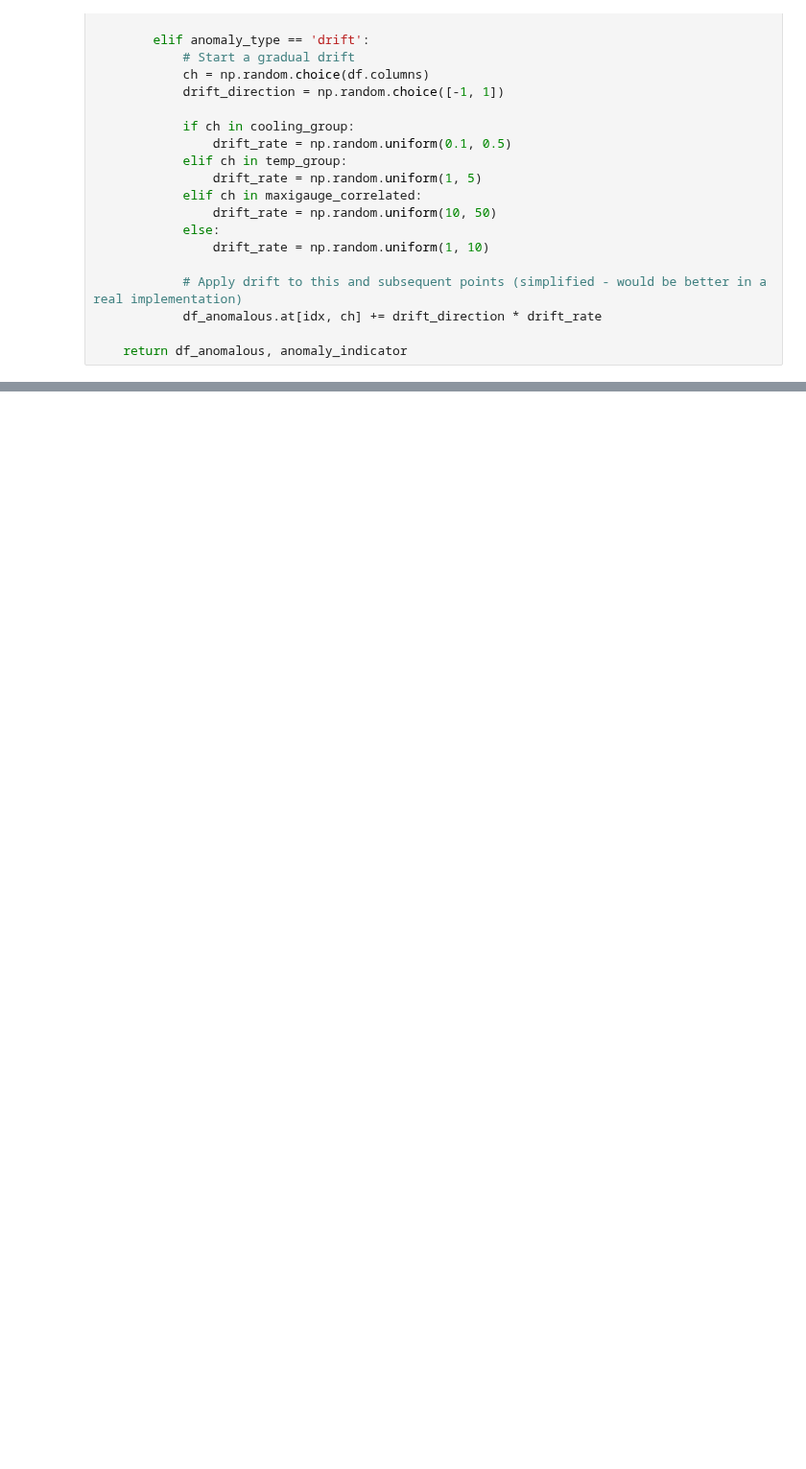
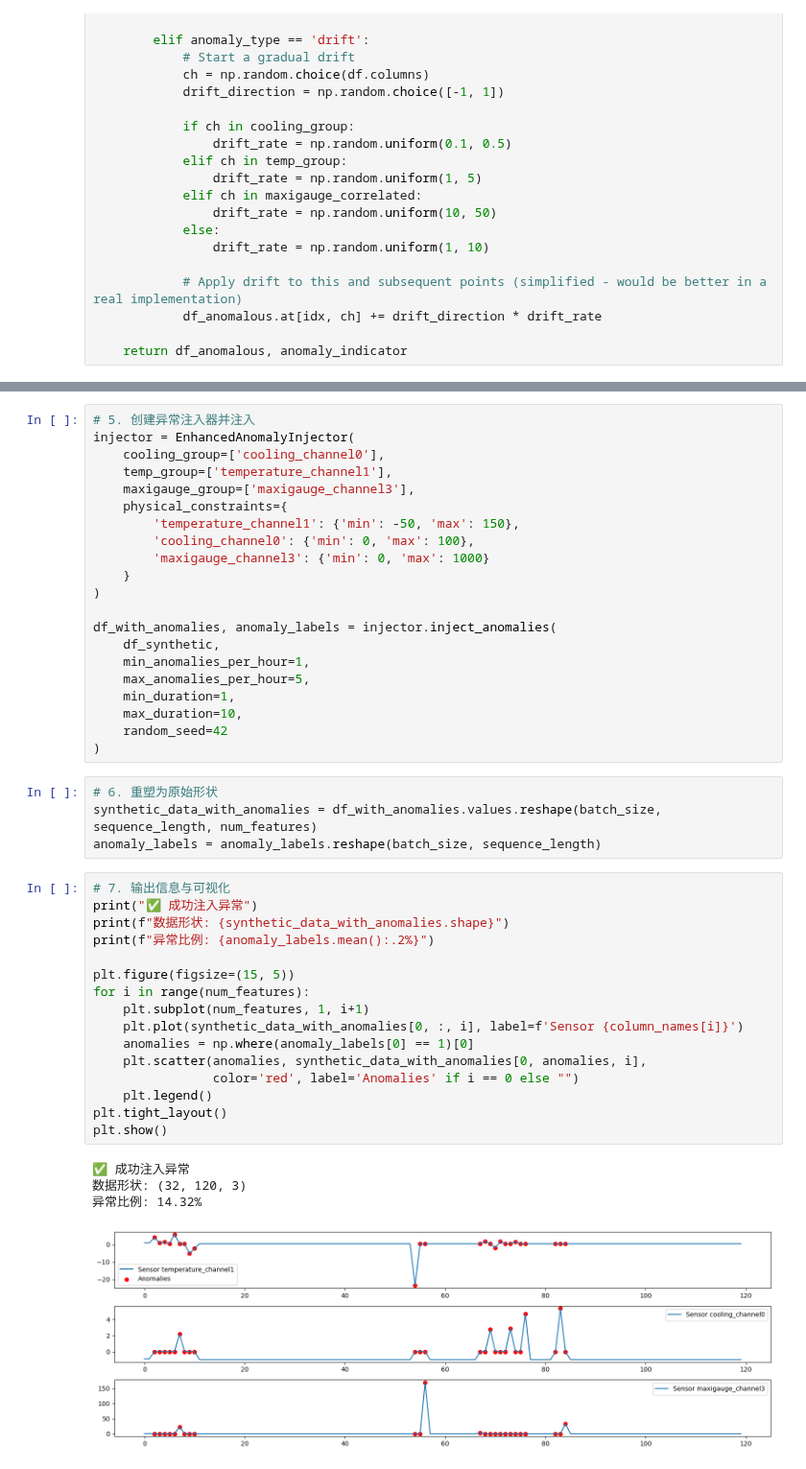
Before and after one commit to capstone-2420-0024/Intelligent-Hybrid-Quantum-Classical-Computing-Resource-Management-System, a Jupyter notebook: Simulation for sensor data/Creating an Anomaly Injection Function Based on Channel Physical Properties and Relationships.ipynb, the cells around one changed output, grey strips where cells are left out. Shown at 96% size. Cells and saved outputs as stored; diff of their text form; blank space fills up the shorter version.

```diff
--- a/Simulation for sensor data/Creating an Anomaly Injection Function Based on Channel Physical Properties and Relationships.ipynb
+++ b/Simulation for sensor data/Creating an Anomaly Injection Function Based on Channel Physical Properties and Relationships.ipynb
@@ -165,0 +390,46 @@ def inject_anomalies(df, anomaly_fraction=0.01, random_seed=None):
+# %%
+# 5. 创建异常注入器并注入
+injector = EnhancedAnomalyInjector(
+    cooling_group=['cooling_channel0'],
+    temp_group=['temperature_channel1'],
+    maxigauge_group=['maxigauge_channel3'],
+    physical_constraints={
+        'temperature_channel1': {'min': -50, 'max': 150},
+        'cooling_channel0': {'min': 0, 'max': 100},
+        'maxigauge_channel3': {'min': 0, 'max': 1000}
+    }
+)
+
+df_with_anomalies, anomaly_labels = injector.inject_anomalies(
+    df_synthetic,
+    min_anomalies_per_hour=1,
+    max_anomalies_per_hour=5,
+    min_duration=1,
+    max_duration=10,
+    random_seed=42
+)
+# %%
+# 6. 重塑为原始形状
+synthetic_data_with_anomalies = df_with_anomalies.values.reshape(batch_size, sequence_length, num_features)
+anomaly_labels = anomaly_labels.reshape(batch_size, sequence_length)
+# %%
+# 7. 输出信息与可视化
+print("✅ 成功注入异常")
+print(f"数据形状: {synthetic_data_with_anomalies.shape}")
+print(f"异常比例: {anomaly_labels.mean():.2%}")
+
+plt.figure(figsize=(15, 5))
+for i in range(num_features):
+    plt.subplot(num_features, 1, i+1)
+    plt.plot(synthetic_data_with_anomalies[0, :, i], label=f'Sensor {column_names[i]}')
+    anomalies = np.where(anomaly_labels[0] == 1)[0]
+    plt.scatter(anomalies, synthetic_data_with_anomalies[0, anomalies, i],
+                color='red', label='Anomalies' if i == 0 else "")
+    plt.legend()
+plt.tight_layout()
+plt.show()
+# %% [output]
+✅ 成功注入异常
+数据形状: (32, 120, 3)
+异常比例: 14.32%
+[figure, added]
```
Also changed, not shown: parts of 12 cells of this notebook.
